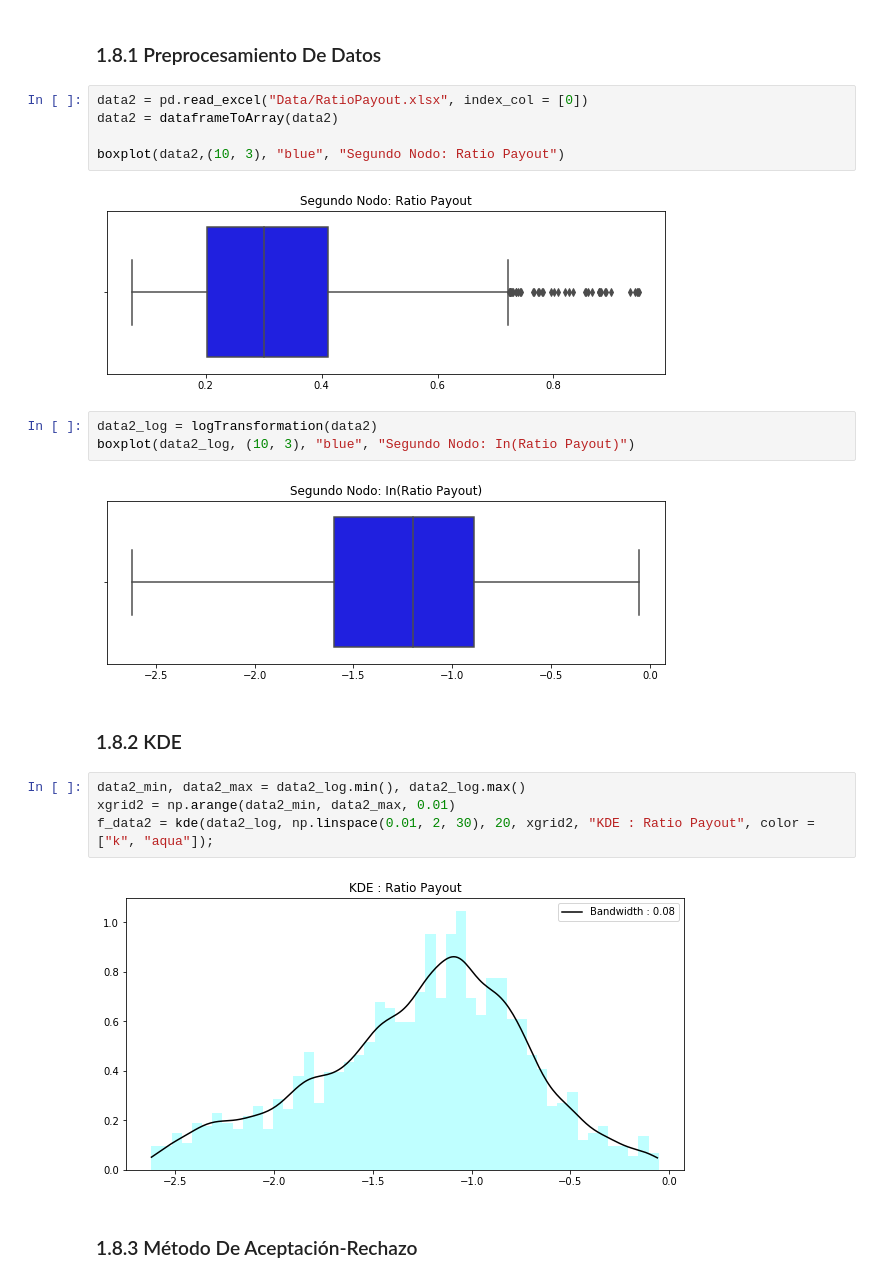
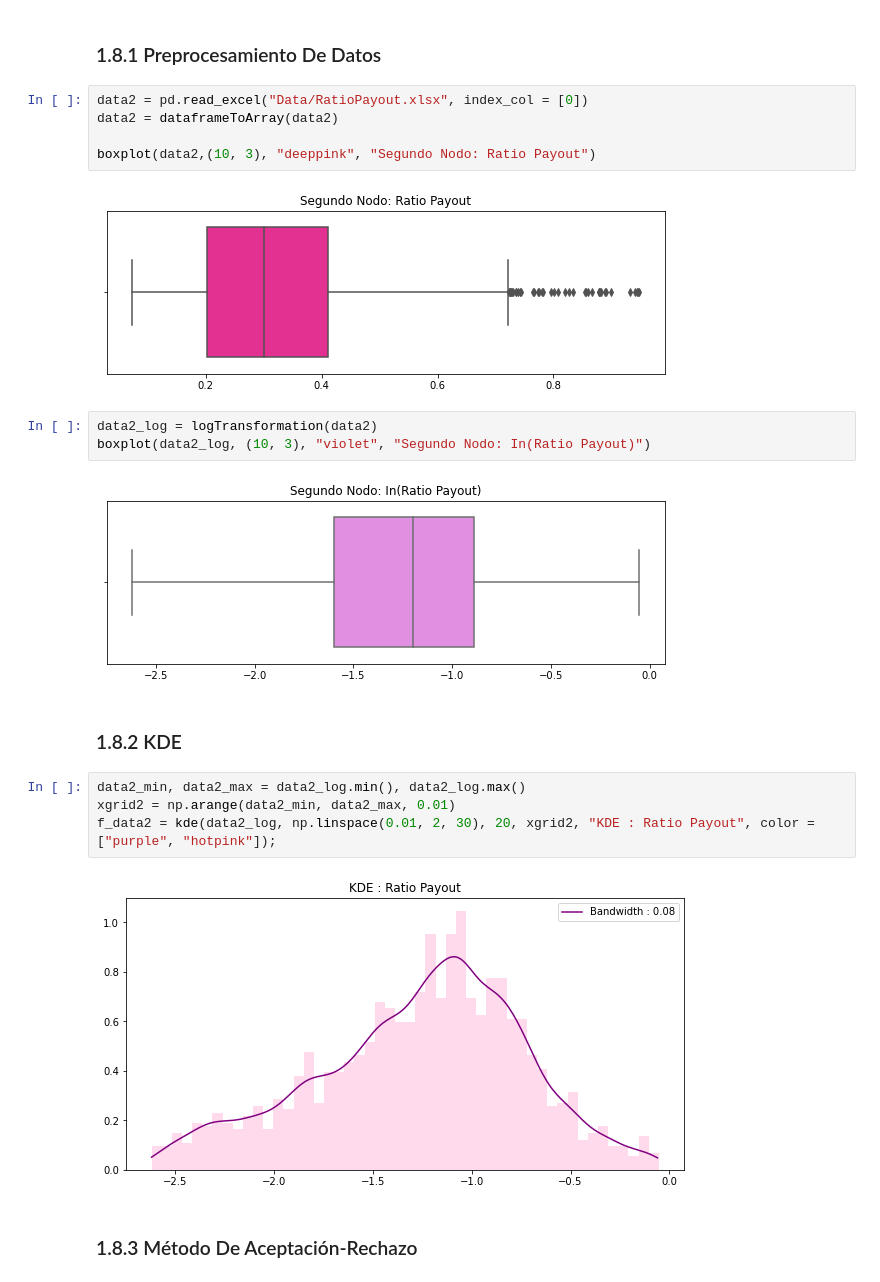
Before and after one commit to EMarquez7/Proyecto_DALopez_EMarquez, a Jupyter notebook: ProyectoModulo1_LazarenoD_DelgadoE.ipynb, the cells around one changed output. Drawn from its saved outputs; the diff is of its cells as text.

Commit message:
3 y 4 y colores

```diff
--- a/ProyectoModulo1_LazarenoD_DelgadoE.ipynb
+++ b/ProyectoModulo1_LazarenoD_DelgadoE.ipynb
@@ -351,21 +350,21 @@ x_accepted1 = [(acceptanceRejectionPlot(f_data1, t1, xgrid1, "Método de Aceptac
 data2 = pd.read_excel("Data/RatioPayout.xlsx", index_col = [0])
 data2 = dataframeToArray(data2)
 
-boxplot(data2,(10, 3), "blue", "Segundo Nodo: Ratio Payout")
+boxplot(data2,(10, 3), "deeppink", "Segundo Nodo: Ratio Payout")
 # %% [output]
-[figure, old version]
+[figure, new version]
 # %%
 data2_log = logTransformation(data2)
-boxplot(data2_log, (10, 3), "blue", "Segundo Nodo: In(Ratio Payout)")
+boxplot(data2_log, (10, 3), "violet", "Segundo Nodo: In(Ratio Payout)")
 # %% [output]
-[figure, old version]
+[figure, new version]
 # %% [markdown]
 ### 1.8.2 KDE
 # %%
 data2_min, data2_max = data2_log.min(), data2_log.max()
 xgrid2 = np.arange(data2_min, data2_max, 0.01)
-f_data2 = kde(data2_log, np.linspace(0.01, 2, 30), 20, xgrid2, "KDE : Ratio Payout", color = ["k", "aqua"]);
+f_data2 = kde(data2_log, np.linspace(0.01, 2, 30), 20, xgrid2, "KDE : Ratio Payout", color = ["purple", "hotpink"]);
 # %% [output]
-[figure, old version]
+[figure, new version]
 # %% [markdown]
 ### 1.8.3 Método De Aceptación-Rechazo
```
Also changed, not shown: parts of 17 cells of this notebook, 1 other file.
